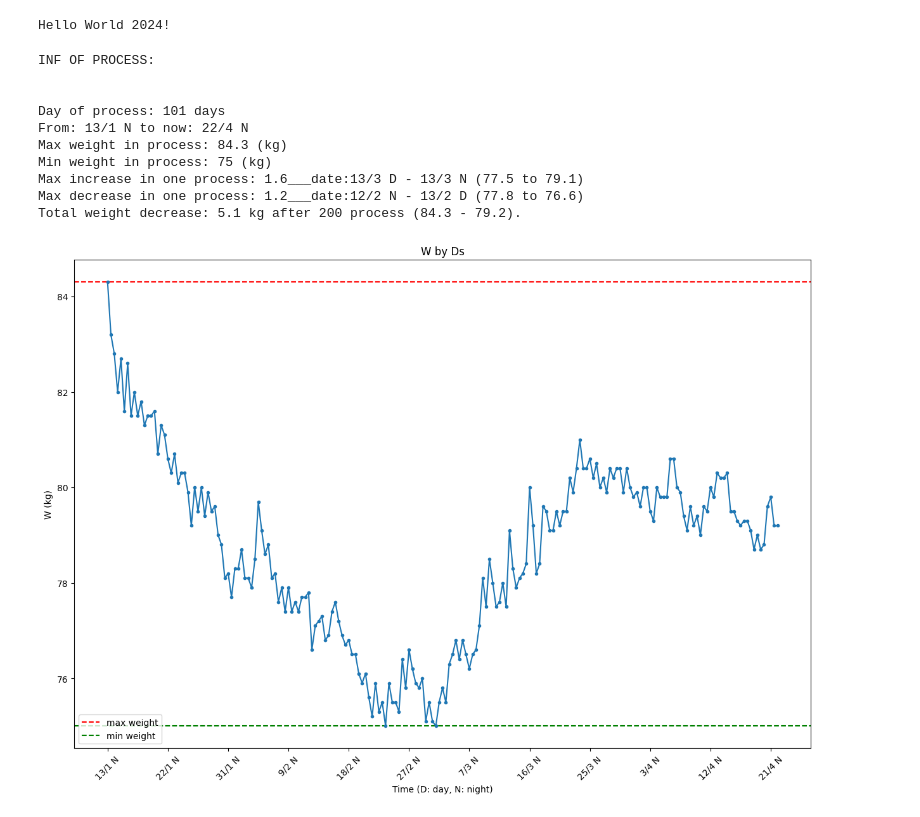
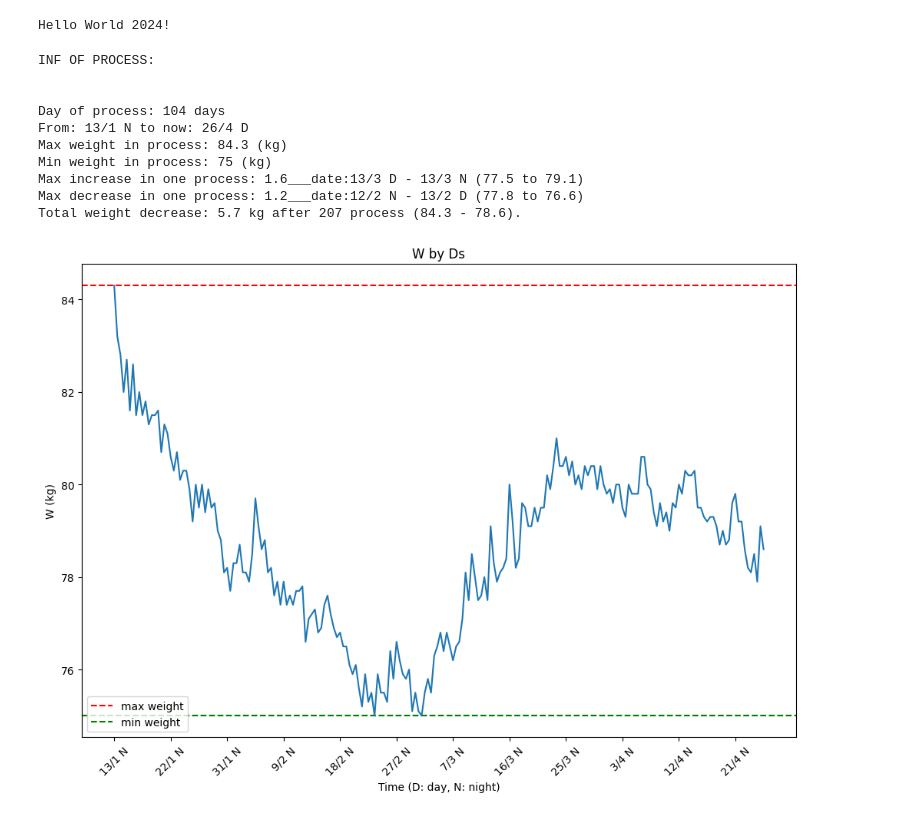
Before and after one commit to thanhbl-hust/2024_plning, a Jupyter notebook: train_12_1/weights.ipynb, the cells around one changed output. Drawn from its saved outputs; the diff is of its cells as text; code cells hidden in the pictures.

Commit message:
update process

```diff
--- a/train_12_1/weights.ipynb
+++ b/train_12_1/weights.ipynb
@@ -56,7 +56,7 @@ w = [
     79.4,  79,     79.6,   79.5,   80,     79.8,   80.3,   80.2,
     80.2,  80.3,   79.5,   79.5,   79.3,   79.2,   79.3,   79.3,
     79.1,  78.7,   79,     78.7,   78.8,   79.6,   79.8,   79.2,
-    79.2
+    79.2,  78.6,   78.2,   78.1,   78.5,   77.9,   79.1,   78.6
 ]
 
 d = [
@@ -85,7 +85,7 @@ d = [
     '10/4 N', '11/4 D', '11/4 N', '12/4 D', '12/4 N', '13/4 D', '13/4 N', '14/4 D',
     '14/4 N', '15/4 D', '15/4 N', '16/4 D', '16/4 N', '17/4 D', '17/4 N', '18/4 D',
     '18/4 N', '19/4 D', '19/4 N', '20/4 D', '20/4 N', '21/4 D', '21/4 N', '22/4 D',
-    '22/4 N'
+    '22/4 N', '23/4 D', '23/4 N', '24/4 D', '24/4 N', '25/4 D', '25/4 N', '26/4 D'
 ]
 # %%
 def paint(w, d, set_time):
@@ -111,38 +111,38 @@ def paint(w, d, set_time):
     print("INF OF PROCESS:")
     print("\n")
     print(f'Day of process: {int((len(w) + len(w) % 2) / 2)} days')
     print(f'From: {d[0]} to now: {d[len(d) - 1]}')
     print(f'Max weight in process: {round(max(w), 2)} (kg)')
     print(f'Min weight in process: {round(min(w), 2)} (kg)')
     print(f'Max increase in one process: {round(maxIn, 1)}___date:{d[inr1]} - {d[inr2]} ({w[inr1]} to {w[inr2]})')
     print(f'Max decrease in one process: {round(maxDe, 2)}___date:{d[der1]} - {d[der2]} ({w[der1]} to {w[der2]})')
     print(f'Total weight decrease: {round(abs(w[len(w) - 1] - w[0]), 1)} kg after {len(w) - 1} process ({w[0]} - {w[len(w) - 1]}).')
 
-    fig = plt.figure(figsize=(15, 10))
+    fig = plt.figure(figsize=(12, 8))
     plt.axhline(y = max_value, color = 'r', linestyle = '--', label = 'Max')
     plt.axhline(y = min_value, color = 'g', linestyle = '--', label = 'Min')
-    plt.plot(d, w, marker = '.')
+    plt.plot(d, w, marker = '')
     plt.xlabel('Time (D: day, N: night)')
     plt.ylabel('W (kg)')
     plt.title('W by Ds')
     plt.xticks(x_ticks, x_labels, rotation = 45)
     plt.legend(['max weight', 'min weight'], loc='lower left')
     plt.show()
 
 
 check = len(w)
 paint(w[:check], d[:check], 11)
 # %% [output]
 INF OF PROCESS:
 
 
-Day of process: 101 days
-From: 13/1 N to now: 22/4 N
+Day of process: 104 days
+From: 13/1 N to now: 26/4 D
 Max weight in process: 84.3 (kg)
 Min weight in process: 75 (kg)
 Max increase in one process: 1.6___date:13/3 D - 13/3 N (77.5 to 79.1)
 Max decrease in one process: 1.2___date:12/2 N - 13/2 D (77.8 to 76.6)
-Total weight decrease: 5.1 kg after 200 process (84.3 - 79.2).
+Total weight decrease: 5.7 kg after 207 process (84.3 - 78.6).
-[figure, old version]
+[figure, new version]
 # %%
 #pip install imageio
```
